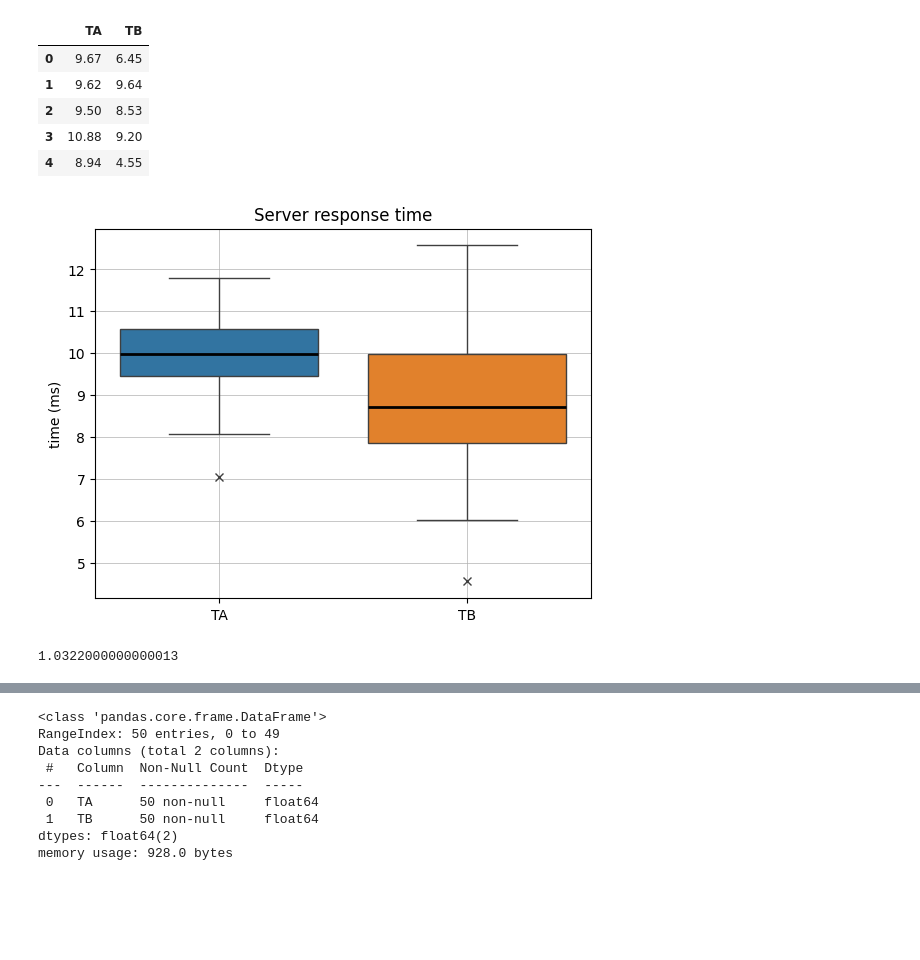
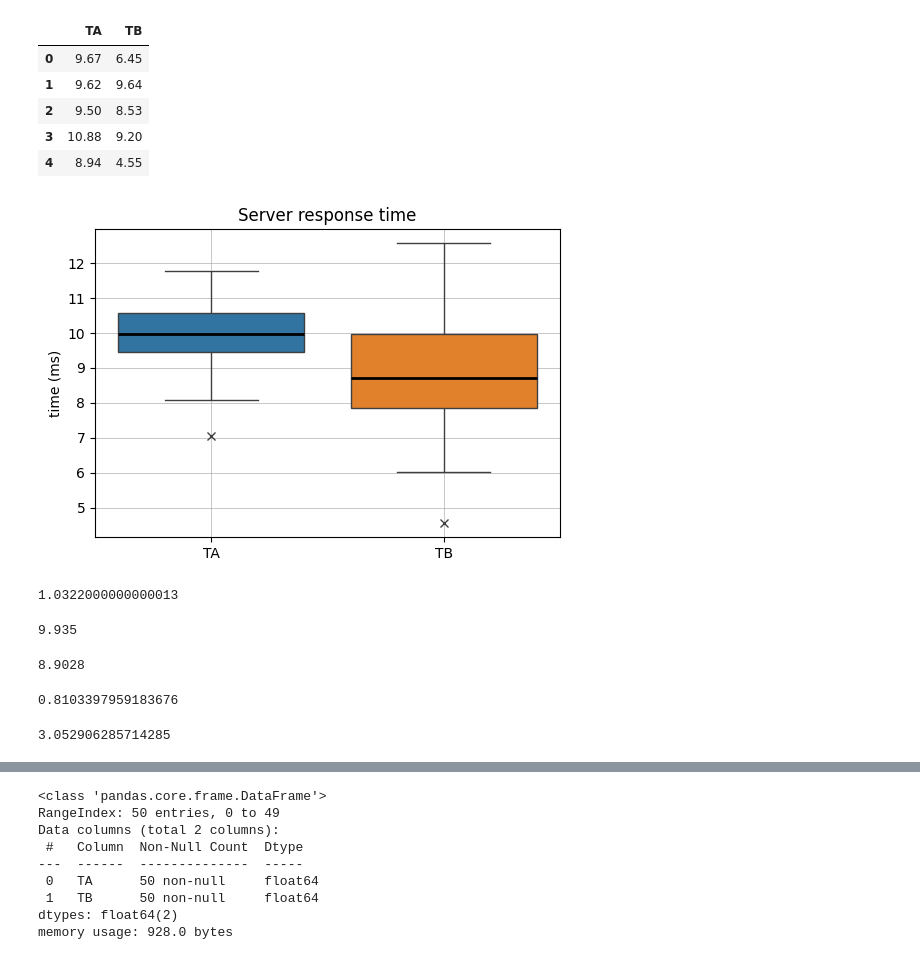
Before and after one commit to seeergiii/ab-testing-server-efficiency, a Jupyter notebook: ab-testing-server-efficiency.ipynb, the cells around one changed output, grey strips where cells are left out. Saved outputs shown, nothing was run; the diff lists cells and outputs as text; code cells hidden in the pictures; blank space fills up the shorter version.

Commit message:
ab test on mean difference done

```diff
--- a/ab-testing-server-efficiency.ipynb
+++ b/ab-testing-server-efficiency.ipynb
@@ -17,18 +18,37 @@ data.head(5)
 | 3 | 10.88 | 9.20 |
 | 4 | 8.94 | 4.55 |
 # %%
+plt.figure(figsize=(6, 4))
 ax = sns.boxplot(data=data,
                  flierprops={"marker": "x"},
                  medianprops={"color": "black", "linewidth": 2})
 plt.grid(lw=0.5)
 plt.title('Server response time')
 plt.ylabel('time (ms)')
 plt.show()
 # %% [output]
-[figure, old version]
+[figure, new version]
 # %%
 mean_ta = data.TA.mean()
 mean_tb = data.TB.mean()
 mean_ta - mean_tb
 # %% [output]
 1.0322000000000013
+# %%
+mean_ta
+# %% [output]
+9.935
+# %%
+mean_tb
+# %% [output]
+8.9028
+# %%
+variance_ta = data.TA.var()
+variance_ta
+# %% [output]
+0.8103397959183676
+# %%
+variance_tb = data.TB.var()
+variance_tb
+# %% [output]
+3.052906285714285
```
Also changed, not shown: parts of 22 cells of this notebook.
